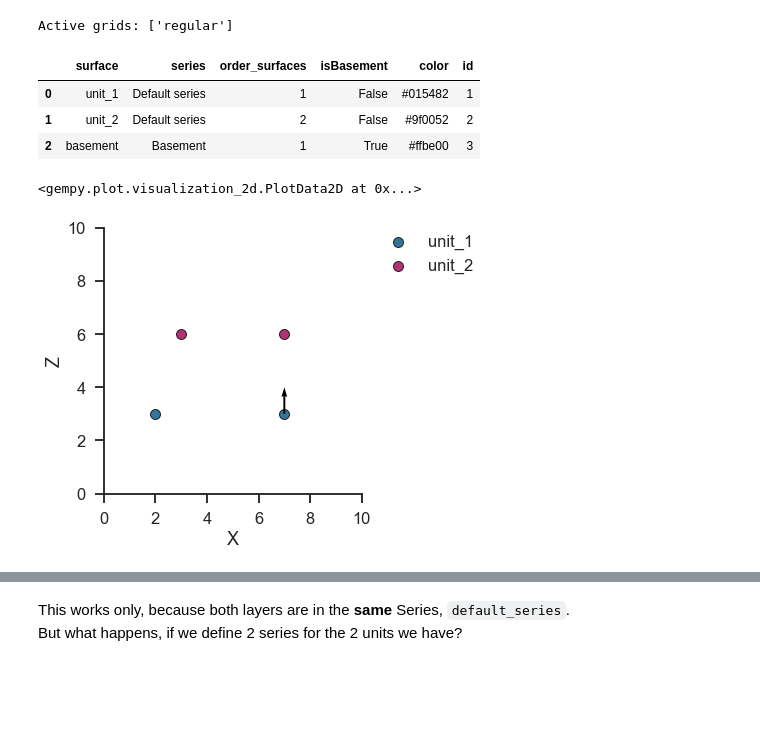
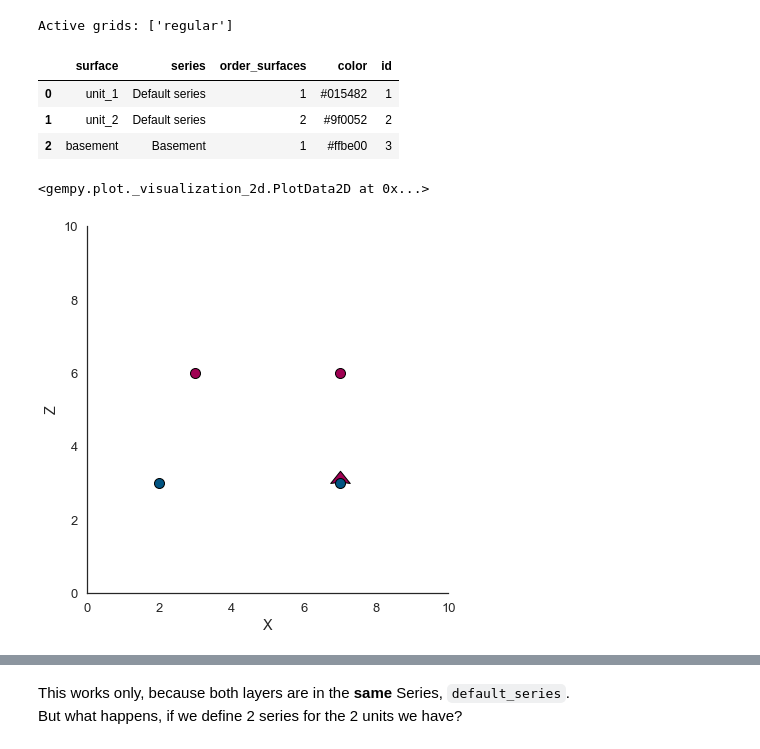
Before and after one commit to Japhiolite/gempy-tests, a Jupyter notebook: notebooks/Test_models.ipynb, the cells around one changed output, grey strips where cells are left out. Drawn from its saved outputs; the diff is of its cells as text; code cells hidden in the pictures; blank space fills up the shorter version.

```diff
--- a/notebooks/Test_models.ipynb
+++ b/notebooks/Test_models.ipynb
@@ -48,6 +53,6 @@ gp.plot.plot_data(geo_model)
 # %%
 # Create the theano model
-gp.set_interpolation_data(geo_model,
+gp.set_interpolator(geo_model,
                          compile_theano=True,
                          theano_optimizer='fast_compile',
                          verbose=[])
@@ -78,14 +97,14 @@ Active grids: ['regular']
 # %%
 geo_model.surfaces
 # %% [output]
-|  | surface | series | order_surfaces | isBasement | color | id |
-| 0 | unit_1 | Default series | 1 | False | #015482 | 1 |
-| 1 | unit_2 | Default series | 2 | False | #9f0052 | 2 |
-| 2 | basement | Basement | 1 | True | #ffbe00 | 3 |
+|  | surface | series | order_surfaces | color | id |
+| 0 | unit_1 | Default series | 1 | #015482 | 1 |
+| 1 | unit_2 | Default series | 2 | #9f0052 | 2 |
+| 2 | basement | Basement | 1 | #ffbe00 | 3 |
 # %%
-gp.plot.plot_data(geo_model)
+gp._plot.plot_data(geo_model)
 # %% [output]
-<gempy.plot.visualization_2d.PlotData2D at 0x...>
+<gempy.plot._visualization_2d.PlotData2D at 0x...>
-[figure, old version]
+[figure, new version]
 # %%
 # Create the theano model
```
Also changed, not shown: parts of 49 cells of this notebook.
